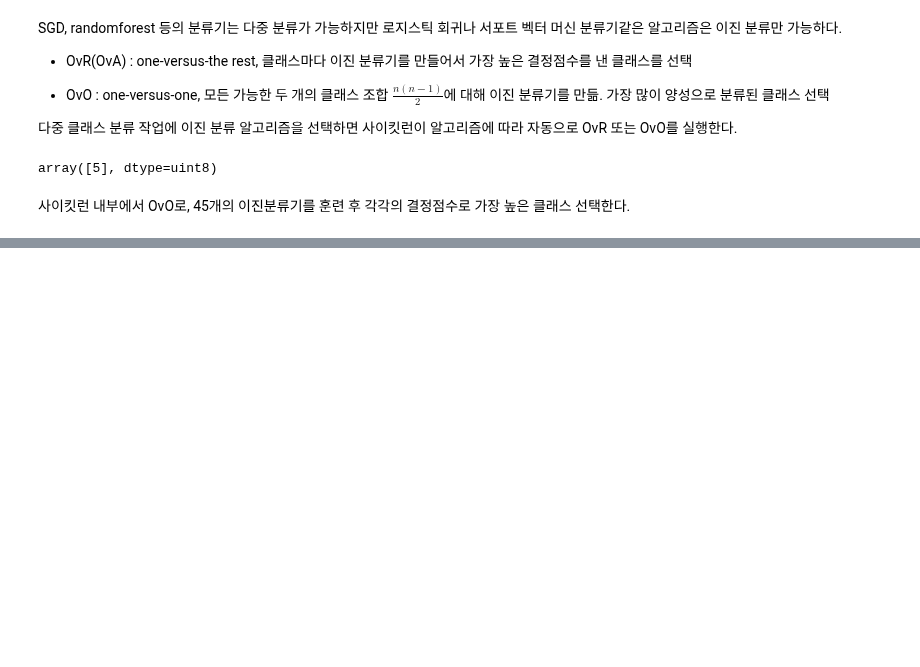
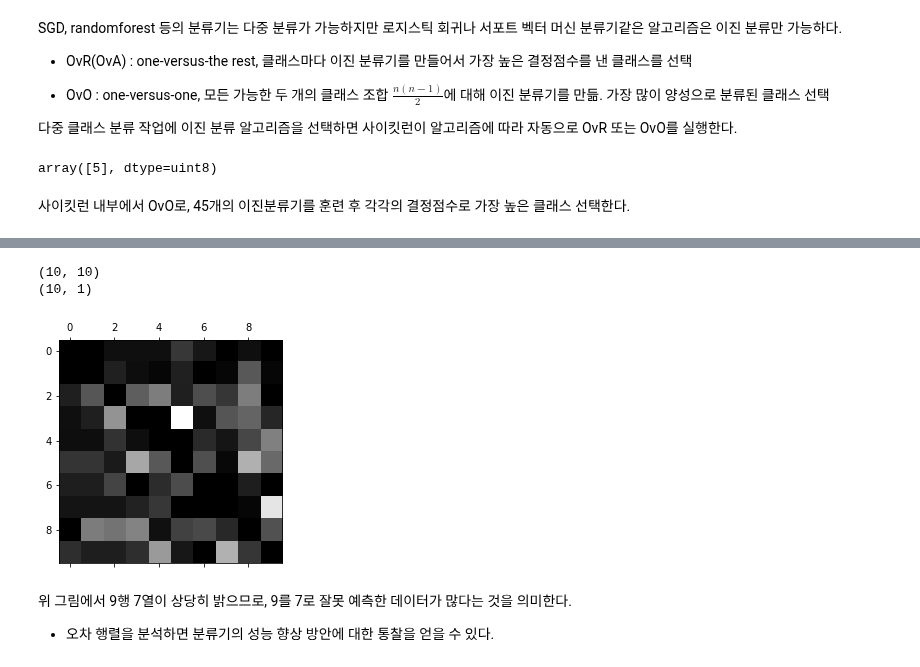
Before and after one commit to hyeon1263/BigAI, a Jupyter notebook: 핸즈온 머신러닝/03_Classification.ipynb, the cells around one changed output, grey strips where cells are left out. Saved outputs shown, nothing was run; the diff lists cells and outputs as text; code cells hidden in the pictures; blank space fills up the shorter version.

```diff
--- a/핸즈온 머신러닝/03_Classification.ipynb
+++ b/핸즈온 머신러닝/03_Classification.ipynb
@@ -422,0 +513,18 @@ array([[ 1.72501977,  2.72809088,  7.2510018 ,  8.3076379 , -0.31087254,
+# %%
+print(conf_mx.shape)
+row_sums = conf_mx.sum(axis=1, keepdims=True)   # keepdims=True로 지정하면 차원을 유지시켜줌
+print(row_sums.shape)
+norm_conf_mx = conf_mx / row_sums   # (에러의 절대 개수가 아니라) 에러비율을 비교하기 위해
+# %% [output]
+(10, 10)
+(10, 1)
+# %%
+np.fill_diagonal(norm_conf_mx, 0)   # 주대각선만 0으로 채운다
+plt.matshow(norm_conf_mx, cmap=plt.cm.gray)
+plt.show()
+# %% [output]
+[figure, added]
+# %% [markdown]
+위 그림에서 9행 7열이 상당히 밝으므로, 9를 7로 잘못 예측한 데이터가 많다는 것을 의미한다.
+
+- 오차 행렬을 분석하면 분류기의 성능 향상 방안에 대한 통찰을 얻을 수 있다.
```
Also changed, not shown: parts of 46 cells of this notebook.
